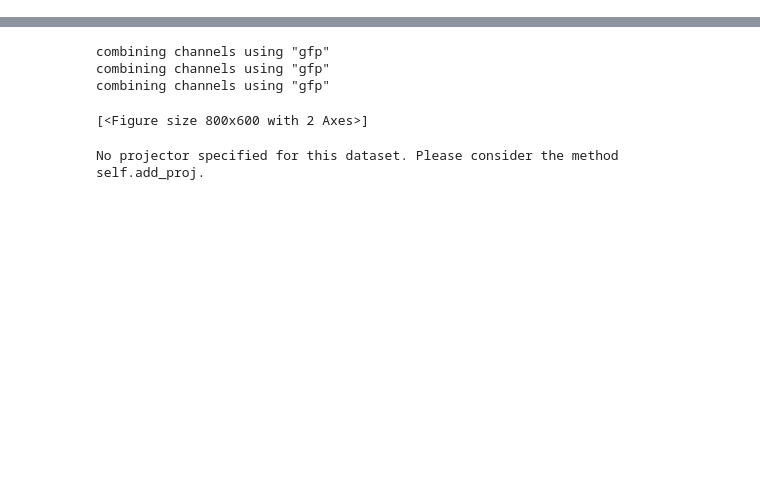
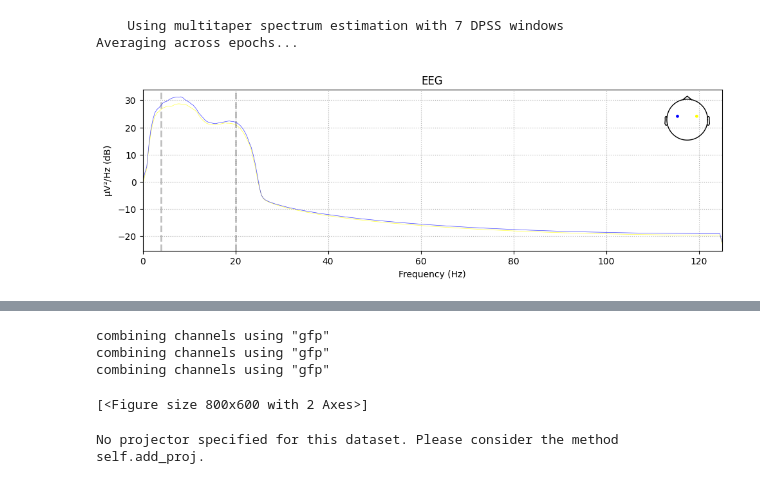
Before and after one commit to nemesgyadam/Motor-Execution-Classifiaction, a Jupyter notebook: notebooks/MNE_C3C4_stats.ipynb, the cells around one changed output, grey strips where cells are left out. Cells and saved outputs as stored; diff of their text form; code cells hidden in the pictures; blank space fills up the shorter version.

```diff
--- a/notebooks/MNE_C3C4_stats.ipynb
+++ b/notebooks/MNE_C3C4_stats.ipynb
@@ -101,0 +209,6 @@ Averaging across epochs...
+# %%
+epochs['Right'].compute_psd().plot(picks='eeg')
+# %% [output]
+    Using multitaper spectrum estimation with 7 DPSS windows
+Averaging across epochs...
+[figure, added]
```
Also changed, not shown: parts of 22 cells of this notebook, 7 other files.
